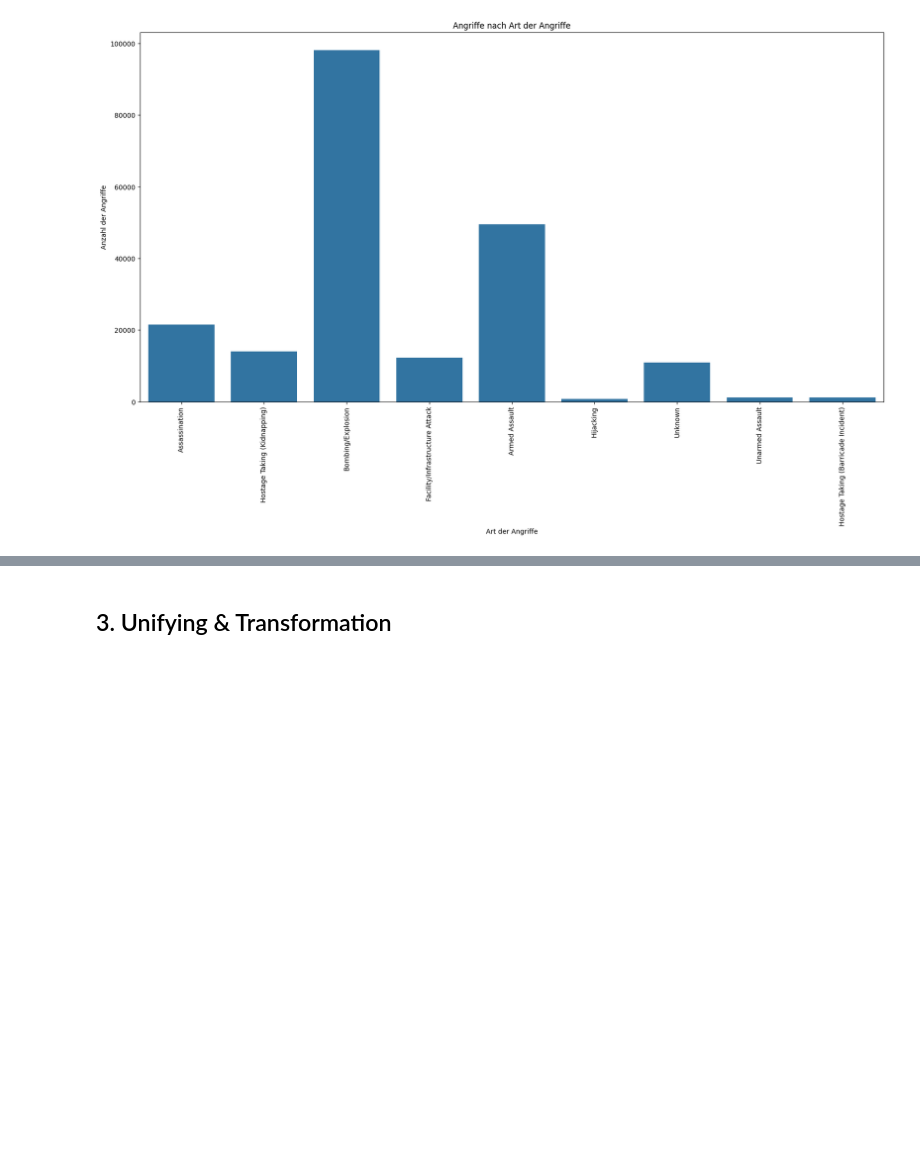
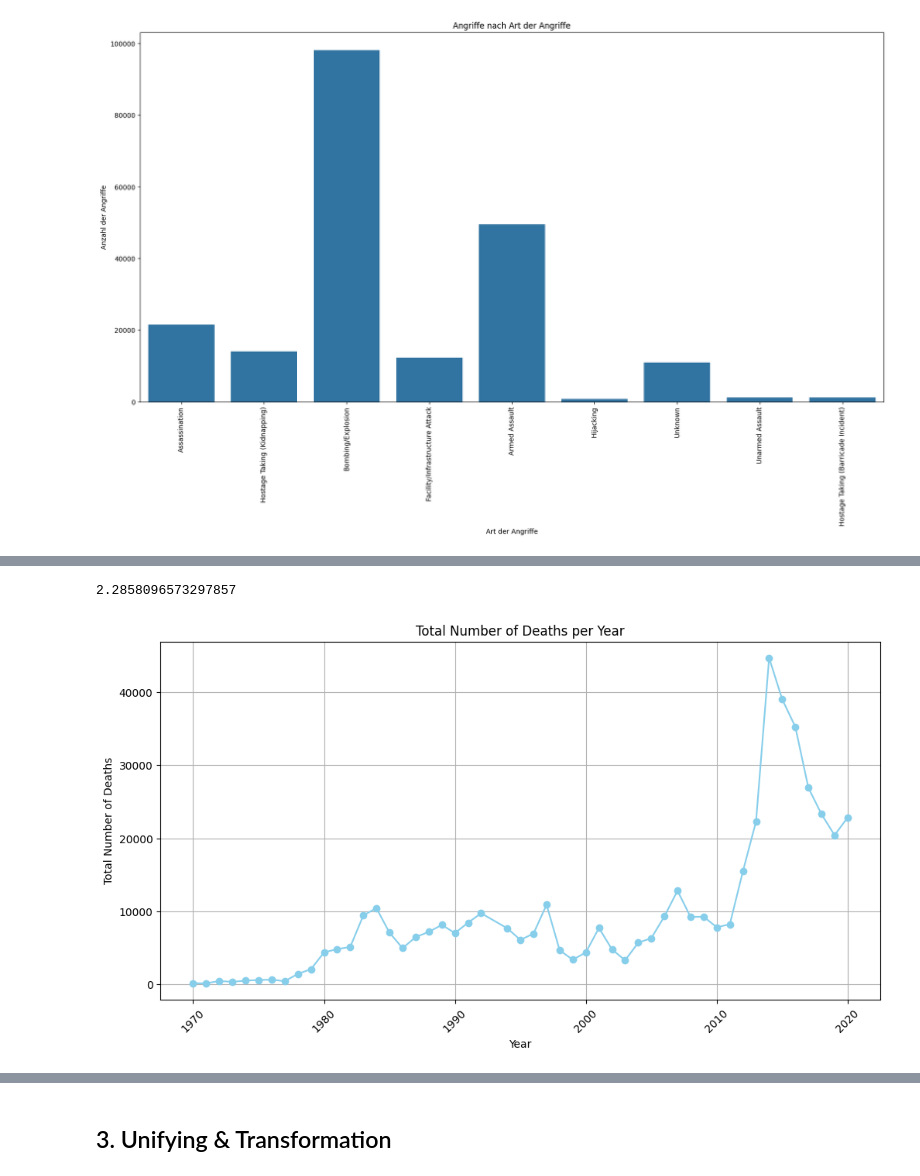
Before and after one commit to rieseflo/GTD, a Jupyter notebook: GTD.ipynb, the cells around one changed output, grey strips where cells are left out. Drawn from its saved outputs; the diff is of its cells as text; code cells hidden in the pictures; blank space fills up the shorter version.

```diff
--- a/GTD.ipynb
+++ b/GTD.ipynb
@@ -143,0 +176,19 @@ plt.show()
+# %%
+# durchschittliche Anzahl der Todesopfer pro Angriff
+print(df['nkill'].mean())
+
+# Aggregieren der totalen Anzahl der Todesopfer pro Jahr
+total_deaths_per_year = df.groupby('iyear')['nkill'].sum().reset_index()
+
+# Visualisierung als Liniendiagramm
+plt.figure(figsize=(12, 6))
+plt.plot(total_deaths_per_year['iyear'], total_deaths_per_year['nkill'], marker='o', color='skyblue')
+plt.title('Total Number of Deaths per Year')
+plt.xlabel('Year')
+plt.ylabel('Total Number of Deaths')
+plt.xticks(rotation=45)
+plt.grid()
+plt.show()
+# %% [output]
+2.2858096573297857
+[figure, added]
```
Also changed, not shown: parts of 4 cells of this notebook.
